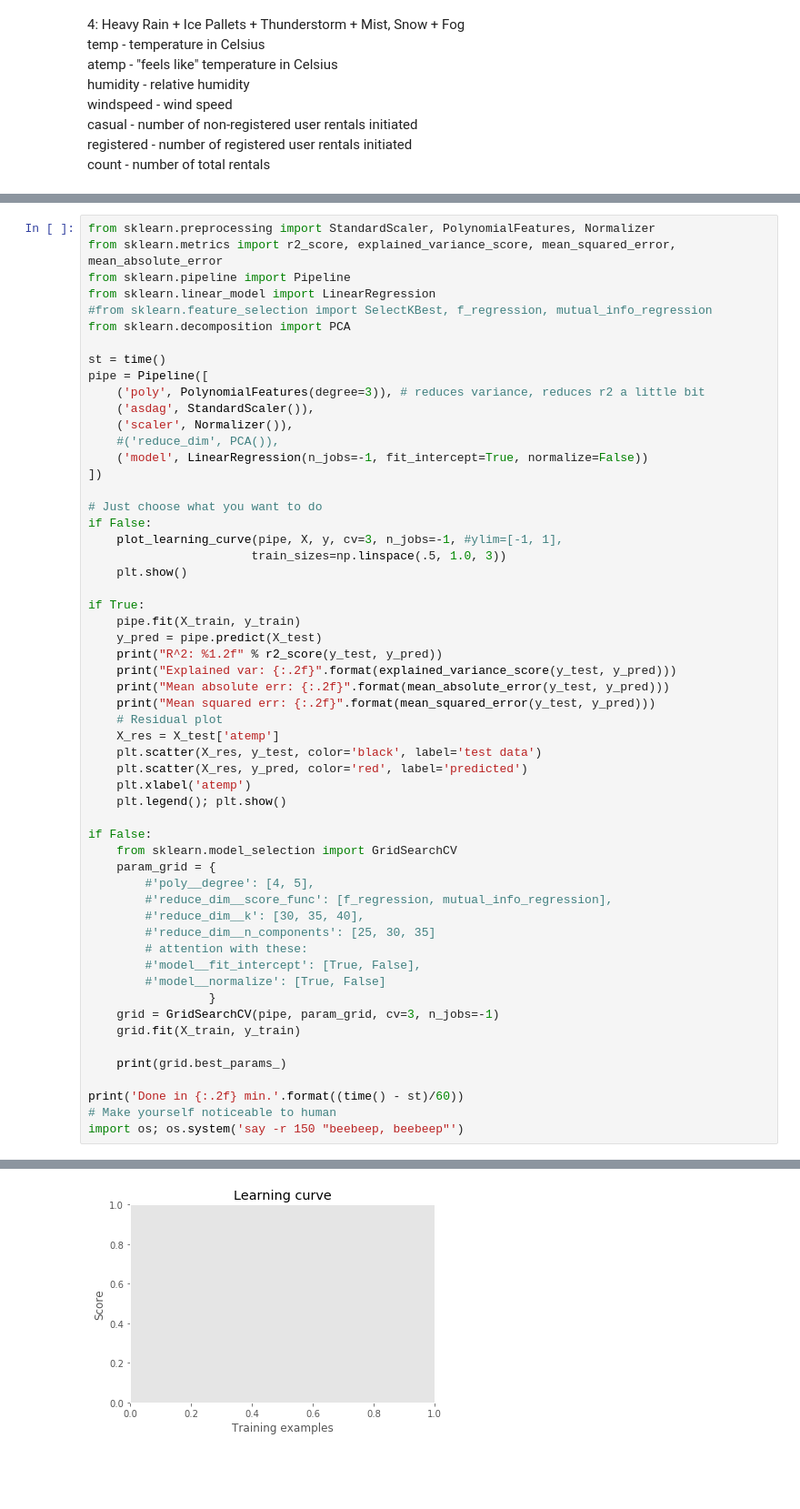
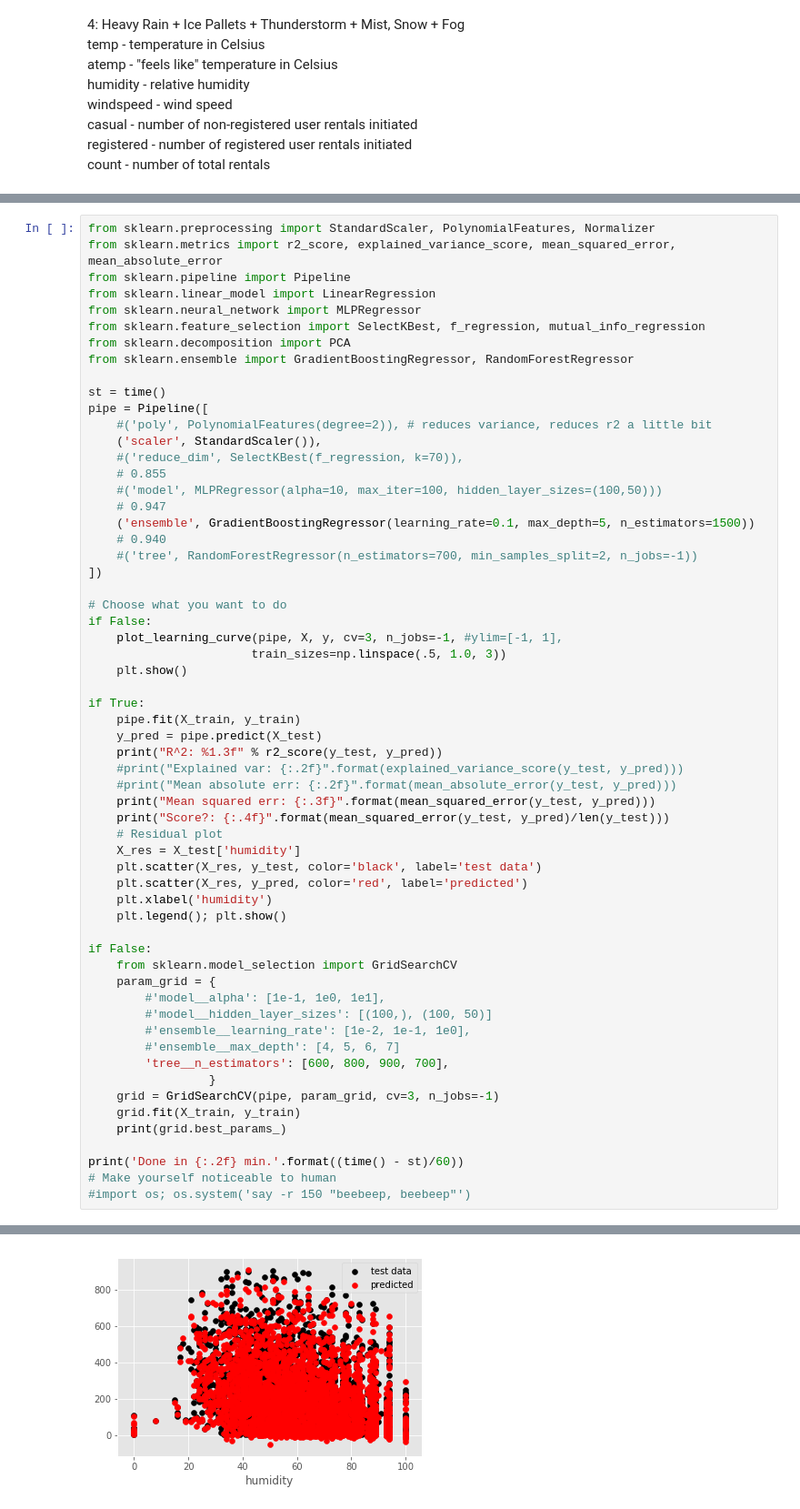
Before and after one commit to fdelia/bike-sharing-demand, a Jupyter notebook: data exploration.ipynb, the cells around one changed output, grey strips where cells are left out. Shown at 91% size. Drawn from its saved outputs; the diff is of its cells as text; blank space fills up the shorter version.

```diff
--- a/data exploration.ipynb
+++ b/data exploration.ipynb
@@ -101,19 +129,25 @@ from sklearn.preprocessing import StandardScaler, PolynomialFeatures, Normalizer
 from sklearn.metrics import r2_score, explained_variance_score, mean_squared_error, mean_absolute_error
 from sklearn.pipeline import Pipeline
 from sklearn.linear_model import LinearRegression
-#from sklearn.feature_selection import SelectKBest, f_regression, mutual_info_regression
+from sklearn.neural_network import MLPRegressor
+from sklearn.feature_selection import SelectKBest, f_regression, mutual_info_regression
 from sklearn.decomposition import PCA
+from sklearn.ensemble import GradientBoostingRegressor, RandomForestRegressor
 
 st = time()
 pipe = Pipeline([
-    ('poly', PolynomialFeatures(degree=3)), # reduces variance, reduces r2 a little bit
-    ('asdag', StandardScaler()),
-    ('scaler', Normalizer()),
-    #('reduce_dim', PCA()),
-    ('model', LinearRegression(n_jobs=-1, fit_intercept=True, normalize=False))
+    #('poly', PolynomialFeatures(degree=2)), # reduces variance, reduces r2 a little bit
+    ('scaler', StandardScaler()),
+    #('reduce_dim', SelectKBest(f_regression, k=70)),
+    # 0.855
+    #('model', MLPRegressor(alpha=10, max_iter=100, hidden_layer_sizes=(100,50)))
+    # 0.947
+    ('ensemble', GradientBoostingRegressor(learning_rate=0.1, max_depth=5, n_estimators=1500))
+    # 0.940
+    #('tree', RandomForestRegressor(n_estimators=700, min_samples_split=2, n_jobs=-1))
 ])
 
-# Just choose what you want to do
+# Choose what you want to do
 if False:
     plot_learning_curve(pipe, X, y, cv=3, n_jobs=-1, #ylim=[-1, 1],
                        train_sizes=np.linspace(.5, 1.0, 3))
@@ -122,34 +156,32 @@ if False:
 if True:
     pipe.fit(X_train, y_train)
     y_pred = pipe.predict(X_test)
-    print("R^2: %1.2f" % r2_score(y_test, y_pred))
-    print("Explained var: {:.2f}".format(explained_variance_score(y_test, y_pred)))
-    print("Mean absolute err: {:.2f}".format(mean_absolute_error(y_test, y_pred)))
-    print("Mean squared err: {:.2f}".format(mean_squared_error(y_test, y_pred)))
+    print("R^2: %1.3f" % r2_score(y_test, y_pred))
+    #print("Explained var: {:.2f}".format(explained_variance_score(y_test, y_pred)))
+    #print("Mean absolute err: {:.2f}".format(mean_absolute_error(y_test, y_pred)))
+    print("Mean squared err: {:.3f}".format(mean_squared_error(y_test, y_pred)))
+    print("Score?: {:.4f}".format(mean_squared_error(y_test, y_pred)/len(y_test)))
     # Residual plot
-    X_res = X_test['atemp']
+    X_res = X_test['humidity']
     plt.scatter(X_res, y_test, color='black', label='test data')
     plt.scatter(X_res, y_pred, color='red', label='predicted')
-    plt.xlabel('atemp')
+    plt.xlabel('humidity')
     plt.legend(); plt.show()
 
 if False:
     from sklearn.model_selection import GridSearchCV
     param_grid = {
-        #'poly__degree': [4, 5],
-        #'reduce_dim__score_func': [f_regression, mutual_info_regression],
-        #'reduce_dim__k': [30, 35, 40],
-        #'reduce_dim__n_components': [25, 30, 35]
-        # attention with these:
-        #'model__fit_intercept': [True, False],
-        #'model__normalize': [True, False]
+        #'model__alpha': [1e-1, 1e0, 1e1],
+        #'model__hidden_layer_sizes': [(100,), (100, 50)]
+        #'ensemble__learning_rate': [1e-2, 1e-1, 1e0],
+        #'ensemble__max_depth': [4, 5, 6, 7]
+        'tree__n_estimators': [600, 800, 900, 700],
                  }
     grid = GridSearchCV(pipe, param_grid, cv=3, n_jobs=-1)
     grid.fit(X_train, y_train)
-
     print(grid.best_params_)
 
 print('Done in {:.2f} min.'.format((time() - st)/60))
 # Make yourself noticeable to human
-import os; os.system('say -r 150 "beebeep, beebeep"')
+#import os; os.system('say -r 150 "beebeep, beebeep"')
 # %% [output]
@@ -157 +191 @@ NameError: name 'train_scores_mean' is not defined
-[figure, old version]
+[figure, new version]
```
Also changed, not shown: parts of 6 cells of this notebook.
